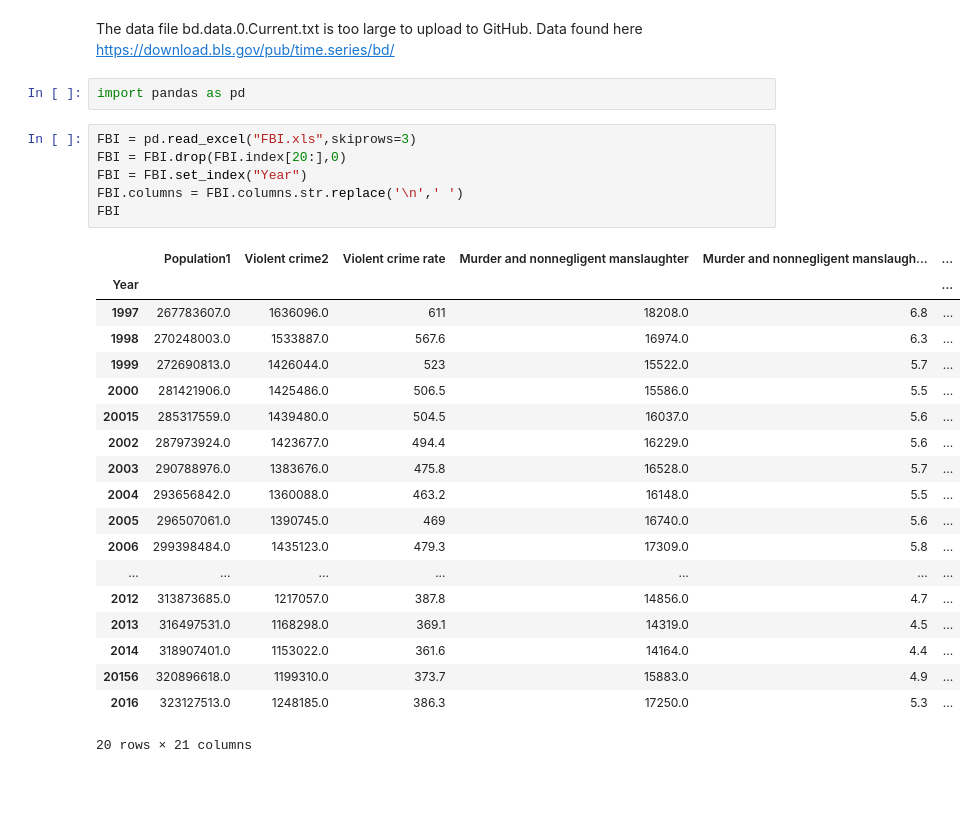
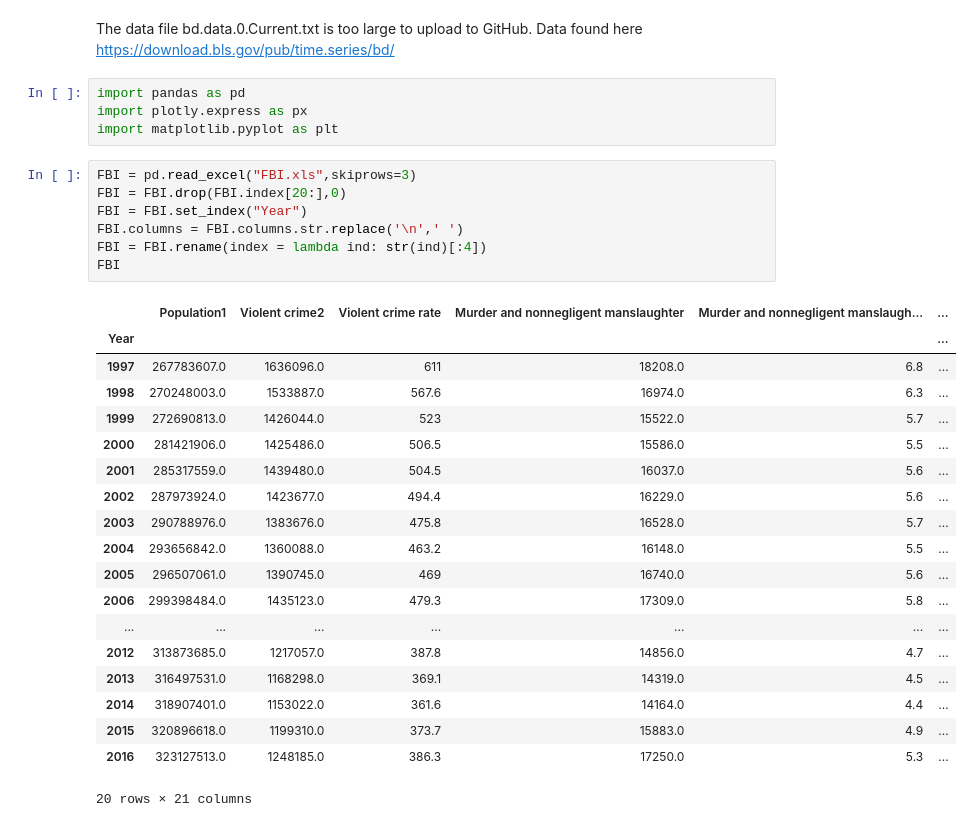
Before and after one commit to DibbleJ/CDC-Stats, a Jupyter notebook: BLS Stats.ipynb, the cells around one changed output. Saved outputs shown, nothing was run; the diff lists cells and outputs as text; blank space fills up the shorter version.

```diff
--- a/BLS Stats.ipynb
+++ b/BLS Stats.ipynb
@@ -1,21 +1,24 @@
 # %% [markdown]
 The data file bd.data.0.Current.txt is too large to upload to GitHub. Data found here https://download.bls.gov/pub/time.series/bd/
-# %%
-import pandas as pd
+# %%
+import pandas as pd
+import plotly.express as px
+import matplotlib.pyplot as plt
 # %%
 FBI = pd.read_excel("FBI.xls",skiprows=3)
 FBI = FBI.drop(FBI.index[20:],0)
 FBI = FBI.set_index("Year")
 FBI.columns = FBI.columns.str.replace('\n',' ')
+FBI = FBI.rename(index = lambda ind: str(ind)[:4])
 FBI
 # %% [output]
 |  | Population1 | Violent crime2 | Violent crime rate | Murder and nonnegligent manslaughter | Murder and nonnegligent manslaugh... | ... |
 | Year |  |  |  |  |  | ... |
 | 1997 | 267783607.0 | 1636096.0 | 611 | 18208.0 | 6.8 | ... |
 | 1998 | 270248003.0 | 1533887.0 | 567.6 | 16974.0 | 6.3 | ... |
 | 1999 | 272690813.0 | 1426044.0 | 523 | 15522.0 | 5.7 | ... |
 | 2000 | 281421906.0 | 1425486.0 | 506.5 | 15586.0 | 5.5 | ... |
-| 20015 | 285317559.0 | 1439480.0 | 504.5 | 16037.0 | 5.6 | ... |
+| 2001 | 285317559.0 | 1439480.0 | 504.5 | 16037.0 | 5.6 | ... |
 | 2002 | 287973924.0 | 1423677.0 | 494.4 | 16229.0 | 5.6 | ... |
 | 2003 | 290788976.0 | 1383676.0 | 475.8 | 16528.0 | 5.7 | ... |
 | 2004 | 293656842.0 | 1360088.0 | 463.2 | 16148.0 | 5.5 | ... |
@@ -25,6 +28,6 @@ FBI
 | 2012 | 313873685.0 | 1217057.0 | 387.8 | 14856.0 | 4.7 | ... |
 | 2013 | 316497531.0 | 1168298.0 | 369.1 | 14319.0 | 4.5 | ... |
 | 2014 | 318907401.0 | 1153022.0 | 361.6 | 14164.0 | 4.4 | ... |
-| 20156 | 320896618.0 | 1199310.0 | 373.7 | 15883.0 | 4.9 | ... |
+| 2015 | 320896618.0 | 1199310.0 | 373.7 | 15883.0 | 4.9 | ... |
 | 2016 | 323127513.0 | 1248185.0 | 386.3 | 17250.0 | 5.3 | ... |
 20 rows × 21 columns
```
Also changed, not shown: parts of 4 cells of this notebook.
